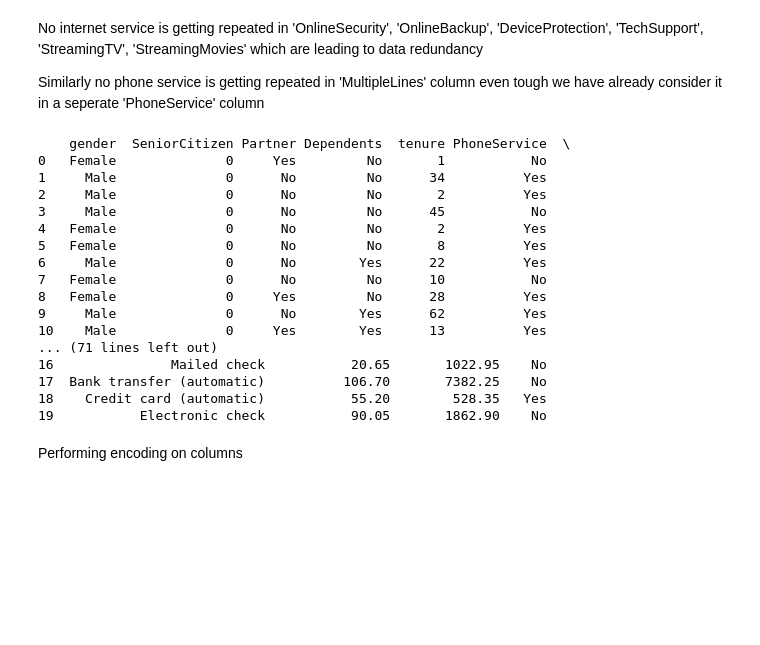
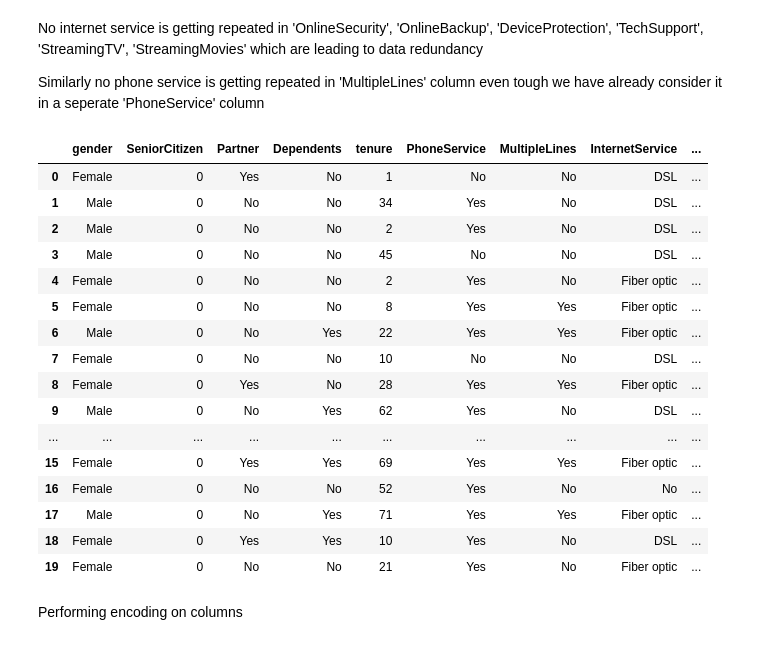
Before and after one commit to VIKRANTKOLSE/Compute-taskss-repo, a Jupyter notebook: structured.ipynb, the cells around one changed output. Saved outputs shown, nothing was run; the diff lists cells and outputs as text; code cells hidden in the pictures; blank space fills up the shorter version.

```diff
--- a/structured.ipynb
+++ b/structured.ipynb
@@ -72,36 +72,36 @@ Similarly no phone service is getting repeated in 'MultipleLines' column even to
 # %%
 #No internet
 
 No_internet_containing_columns=['OnlineSecurity', 'OnlineBackup', 'DeviceProtection', 'TechSupport', 'StreamingTV', 'StreamingMovies']
 for c in No_internet_containing_columns:
     df[c]=df[c].replace('No internet service','No')
 
 
 
 #No phone service
 df['MultipleLines']=df['MultipleLines'].replace('No phone service','No')
 
 
 
-print(df.head(20))
+df.head(20)
 # %% [output]
-    gender  SeniorCitizen Partner Dependents  tenure PhoneService  \
-0   Female              0     Yes         No       1           No
-1     Male              0      No         No      34          Yes
-2     Male              0      No         No       2          Yes
-3     Male              0      No         No      45           No
-4   Female              0      No         No       2          Yes
-5   Female              0      No         No       8          Yes
-6     Male              0      No        Yes      22          Yes
-7   Female              0      No         No      10           No
-8   Female              0     Yes         No      28          Yes
-9     Male              0      No        Yes      62          Yes
-10    Male              0     Yes        Yes      13          Yes
-... (71 lines left out)
-16               Mailed check           20.65       1022.95    No
-17  Bank transfer (automatic)          106.70       7382.25    No
-18    Credit card (automatic)           55.20        528.35   Yes
-19           Electronic check           90.05       1862.90    No
+|  | gender | SeniorCitizen | Partner | Dependents | tenure | PhoneService | MultipleLines | InternetService | ... |
+| 0 | Female | 0 | Yes | No | 1 | No | No | DSL | ... |
+| 1 | Male | 0 | No | No | 34 | Yes | No | DSL | ... |
+| 2 | Male | 0 | No | No | 2 | Yes | No | DSL | ... |
+| 3 | Male | 0 | No | No | 45 | No | No | DSL | ... |
+| 4 | Female | 0 | No | No | 2 | Yes | No | Fiber optic | ... |
+| 5 | Female | 0 | No | No | 8 | Yes | Yes | Fiber optic | ... |
+| 6 | Male | 0 | No | Yes | 22 | Yes | Yes | Fiber optic | ... |
+| 7 | Female | 0 | No | No | 10 | No | No | DSL | ... |
+| 8 | Female | 0 | Yes | No | 28 | Yes | Yes | Fiber optic | ... |
+| 9 | Male | 0 | No | Yes | 62 | Yes | No | DSL | ... |
+| ... | ... | ... | ... | ... | ... | ... | ... | ... | ... |
+| 15 | Female | 0 | Yes | Yes | 69 | Yes | Yes | Fiber optic | ... |
+| 16 | Female | 0 | No | No | 52 | Yes | No | No | ... |
+| 17 | Male | 0 | No | Yes | 71 | Yes | Yes | Fiber optic | ... |
+| 18 | Female | 0 | Yes | Yes | 10 | Yes | No | DSL | ... |
+| 19 | Female | 0 | No | No | 21 | Yes | No | Fiber optic | ... |
 # %% [markdown]
 Performing encoding on columns
 # %%
```
Also changed, not shown: parts of 5 cells of this notebook.
